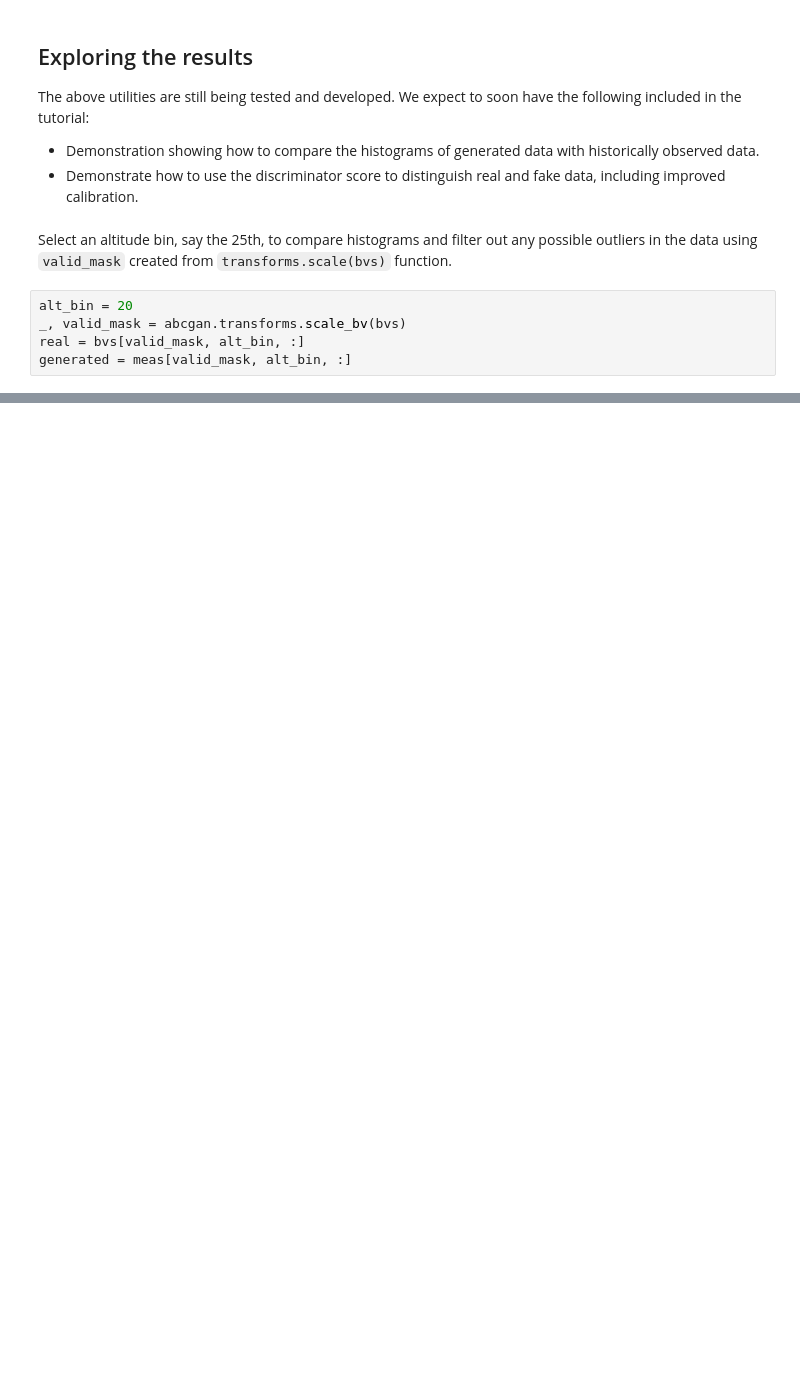
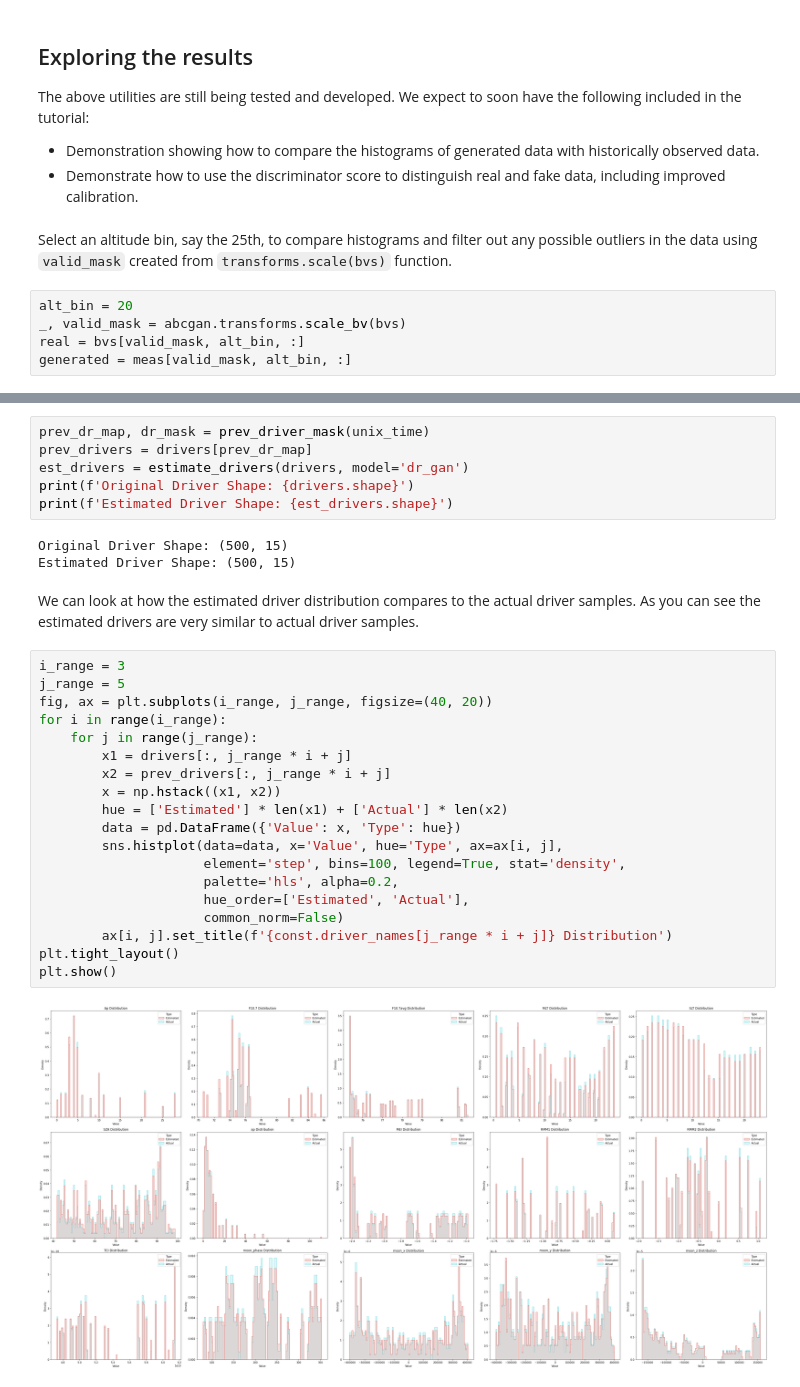
Before and after one commit to sri-geospace/atmosense-abcgan, a Jupyter notebook: tutorials/demo.ipynb, the cells around one changed output, grey strips where cells are left out. Cells and saved outputs as stored; diff of their text form; blank space fills up the shorter version.

```diff
--- a/tutorials/demo.ipynb
+++ b/tutorials/demo.ipynb
@@ -227,0 +279,33 @@ plt.show()
+# %%
+prev_dr_map, dr_mask = prev_driver_mask(unix_time)
+prev_drivers = drivers[prev_dr_map]
+est_drivers = estimate_drivers(drivers, model='dr_gan')
+print(f'Original Driver Shape: {drivers.shape}')
+print(f'Estimated Driver Shape: {est_drivers.shape}')
+# %% [output]
+Original Driver Shape: (500, 15)
+Estimated Driver Shape: (500, 15)
+# %% [markdown]
+We can look at how the estimated driver distribution compares to the actual driver samples. As you can see the
+estimated drivers are very similar to actual driver samples.
+# %%
+i_range = 3
+j_range = 5
+fig, ax = plt.subplots(i_range, j_range, figsize=(40, 20))
+for i in range(i_range):
+    for j in range(j_range):
+        x1 = drivers[:, j_range * i + j]
+        x2 = prev_drivers[:, j_range * i + j]
+        x = np.hstack((x1, x2))
+        hue = ['Estimated'] * len(x1) + ['Actual'] * len(x2)
+        data = pd.DataFrame({'Value': x, 'Type': hue})
+        sns.histplot(data=data, x='Value', hue='Type', ax=ax[i, j],
+                     element='step', bins=100, legend=True, stat='density',
+                     palette='hls', alpha=0.2,
+                     hue_order=['Estimated', 'Actual'],
+                     common_norm=False)
+        ax[i, j].set_title(f'{const.driver_names[j_range * i + j]} Distribution')
+plt.tight_layout()
+plt.show()
+# %% [output]
+[figure, added]
```
Also changed, not shown: parts of 31 cells of this notebook, 31 other files.
